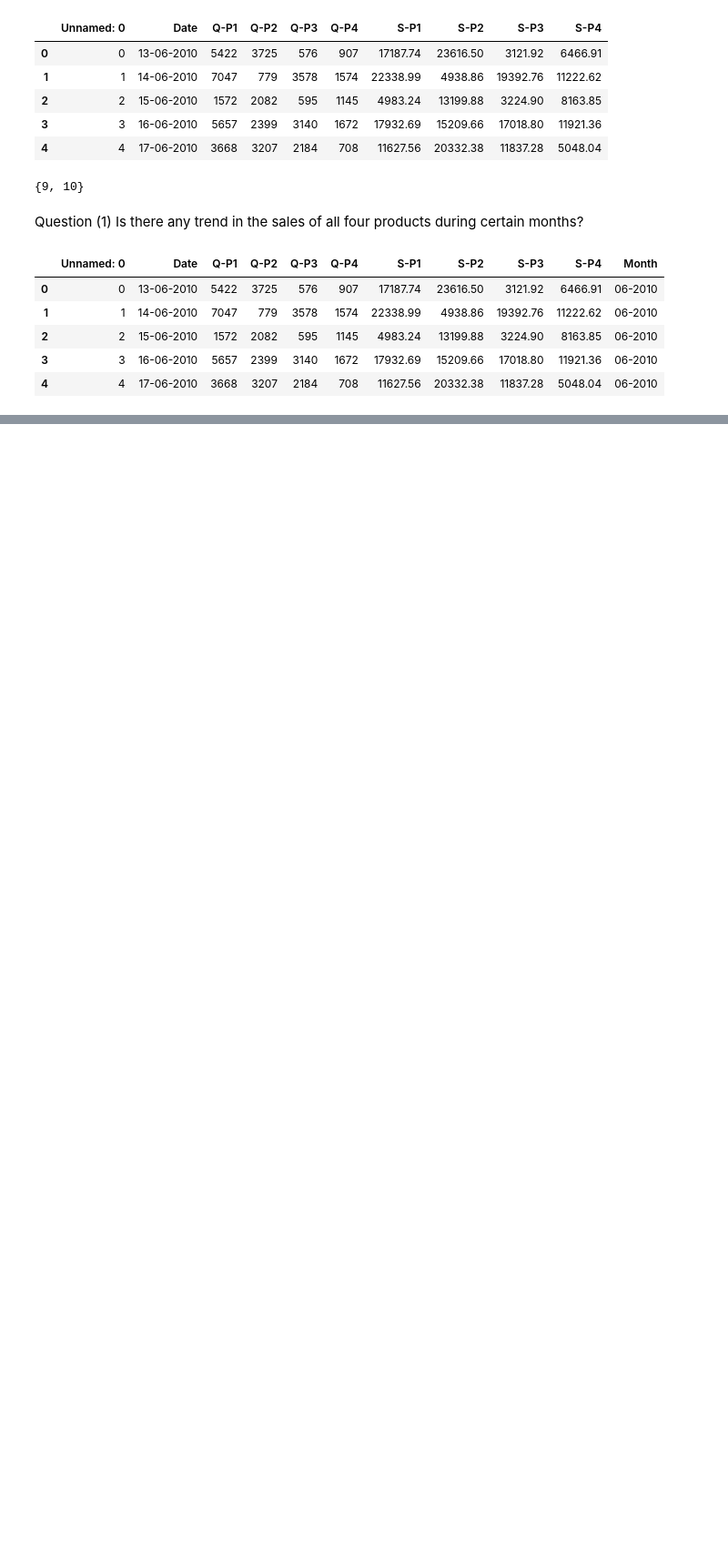
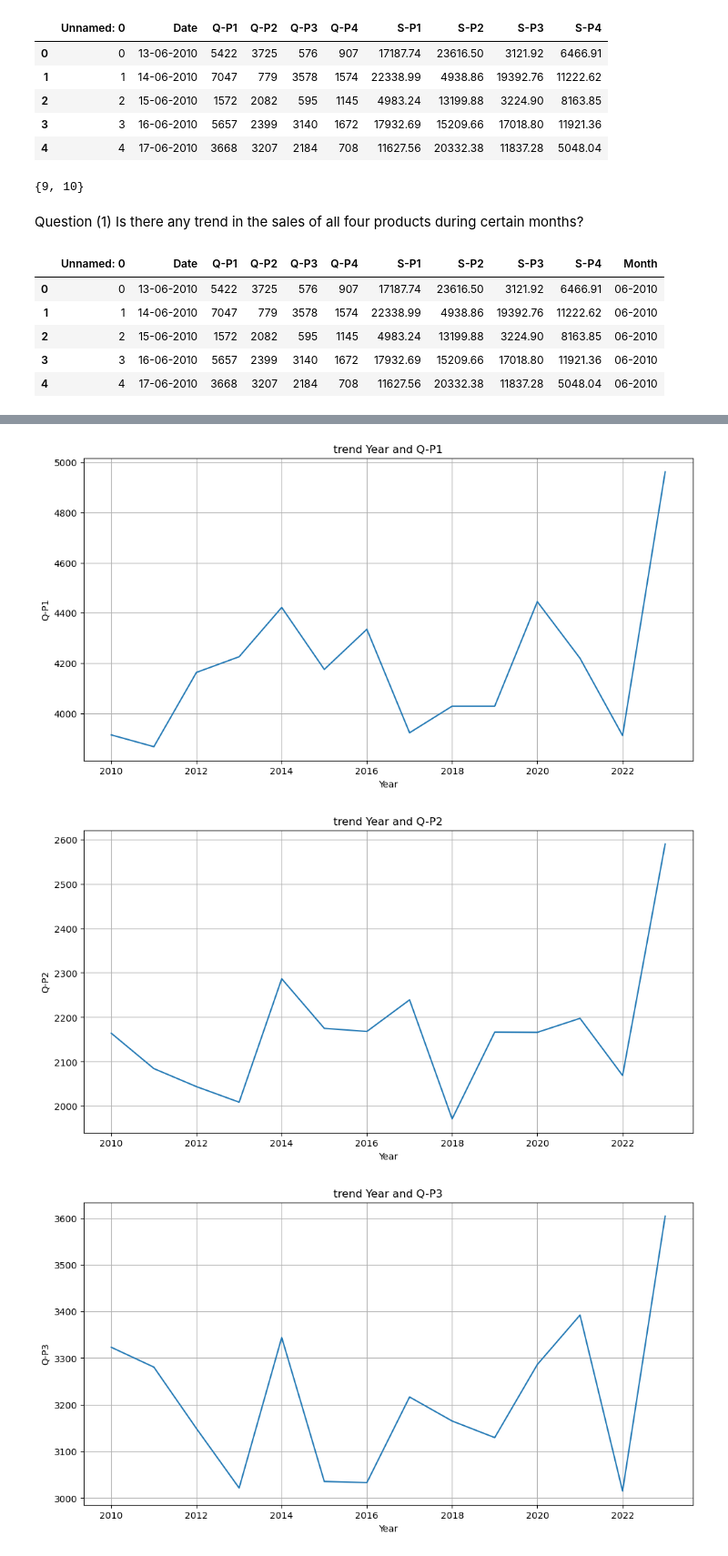
Before and after one commit to lLab-sy/jupyter-test, a Jupyter notebook: Examle-Project/code.ipynb, the cells around one changed output, grey strips where cells are left out. Shown at 91% size. Cells and saved outputs as stored; diff of their text form; code cells hidden in the pictures; blank space fills up the shorter version.

```diff
--- a/Examle-Project/code.ipynb
+++ b/Examle-Project/code.ipynb
@@ -152,0 +158,4 @@ boxPlotMonth(data1)
+# %%
+years = [int(date[-4:]) for date in data['Date']]
+data['Year'] = years
+data.head(5)
@@ -152,0 +169,15 @@ boxPlotMonth(data1)
+# %%
+data2 = pd.DataFrame(columns=data.columns[2:-2])
+data2['Year'] = []
+# data2.head()
+for year in data['Year'].unique():
+    newRow = {'Year': year}
+    for col in data.columns[2:-2]:
+        if col[0] == 'Q':
+            newRow[col] = np.median(data[data['Year'] == year][col])
+        else:
+            newRow[col] = np.mean(data[data['Year'] == year][col])
+        # newRow[col] = np.sum(data_year[data_year['Year'] == year][col])
+    data2.loc[len(data2)] = newRow
+
+data2
@@ -152,0 +200,17 @@ boxPlotMonth(data1)
+# %%
+sample = data2
+for col in data2.columns[:-1]:
+    plt.figure(figsize=(12, 6))
+    # moving_average = sample[col].rolling(window=100).mean()
+    plt.plot(pd.to_datetime(sample['Year'], format='%Y', errors='coerce'), data2[col])
+    # Add labels and title
+    plt.xlabel('Year')
+    plt.ylabel(col)
+    plt.title('trend Year and ' + col)
+    plt.grid(True)
+    # Show the plot
+    plt.show()
+# %% [output]
+[figure, added]
+[figure, added]
+[figure, added]
```
Also changed, not shown: parts of 13 cells of this notebook.
